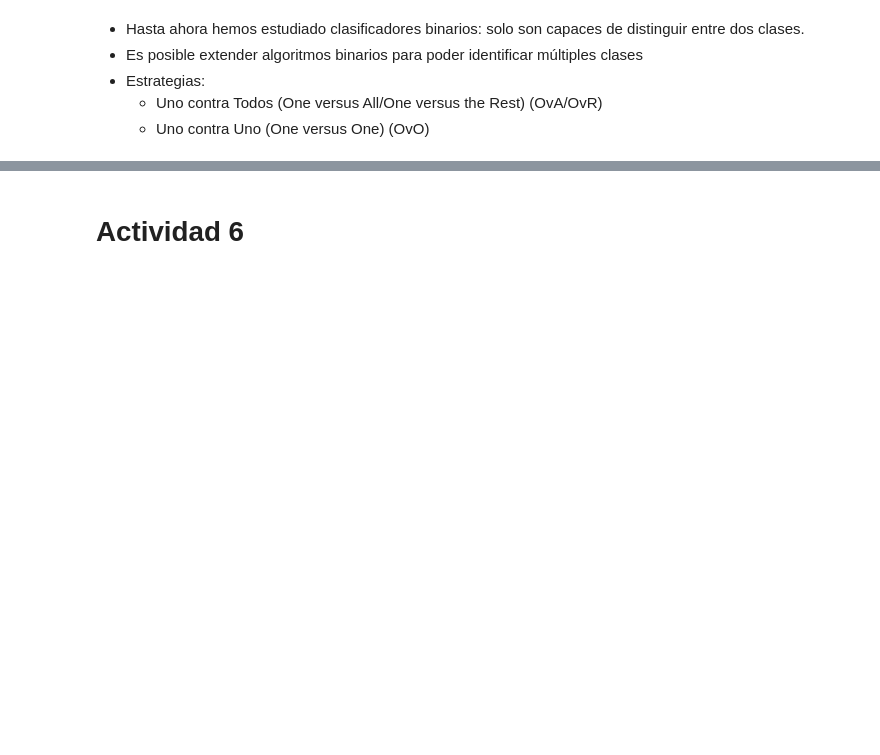
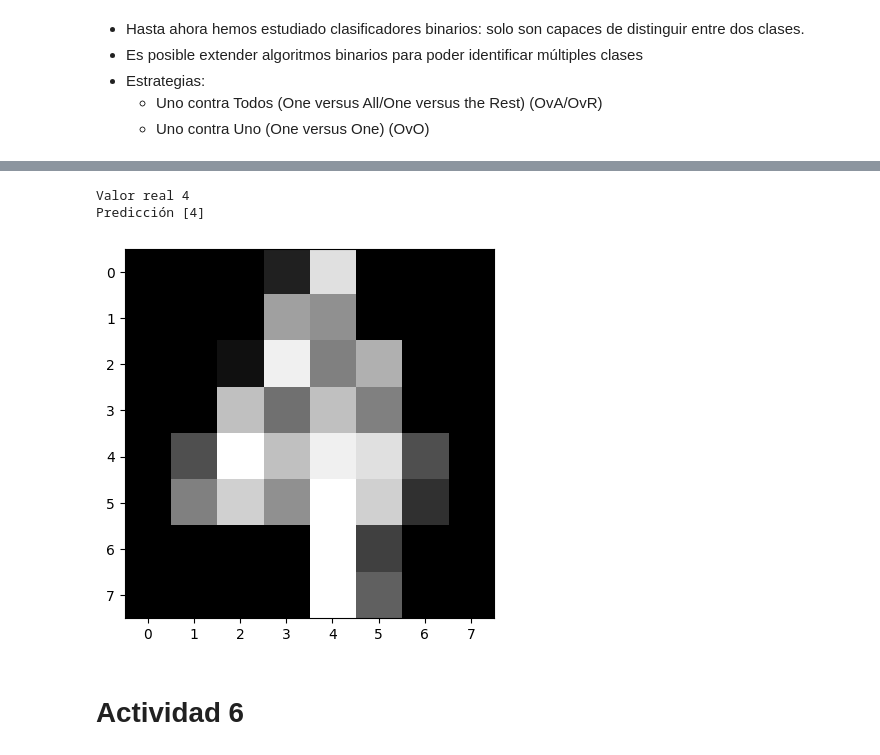
Before and after one commit to Miguel-Sanabria/CD-DataScience, a Jupyter notebook: 7-ClassificationModels/7-ClassificationModels.ipynb, the cells around one changed output, grey strips where cells are left out. Cells and saved outputs as stored; diff of their text form; code cells hidden in the pictures; blank space fills up the shorter version.

```diff
--- a/7-ClassificationModels/7-ClassificationModels.ipynb
+++ b/7-ClassificationModels/7-ClassificationModels.ipynb
@@ -426,13 +451,17 @@ print('Predicciones:',log_reg.predict(X_test))
 # %%
 import matplotlib.pyplot as plt
 # Ejemplos de predicciones
-#i = 20
-i = 11 # Error de predicción
+i = 20
+#i = 11 # Error de predicción
 
 image = X_test[i].reshape(8,8)
 plt.imshow(image,cmap='gray')
 print('Valor real', y_test[i])
 print('Predicción', log_reg.predict(X_test[i].reshape(1,-1)))
+# %% [output]
+Valor real 4
+Predicción [4]
+[figure, added]
 # %% [markdown]
 # Actividad 6
 # %% [markdown]
```
Also changed, not shown: parts of 6 cells of this notebook, 1 other file.
